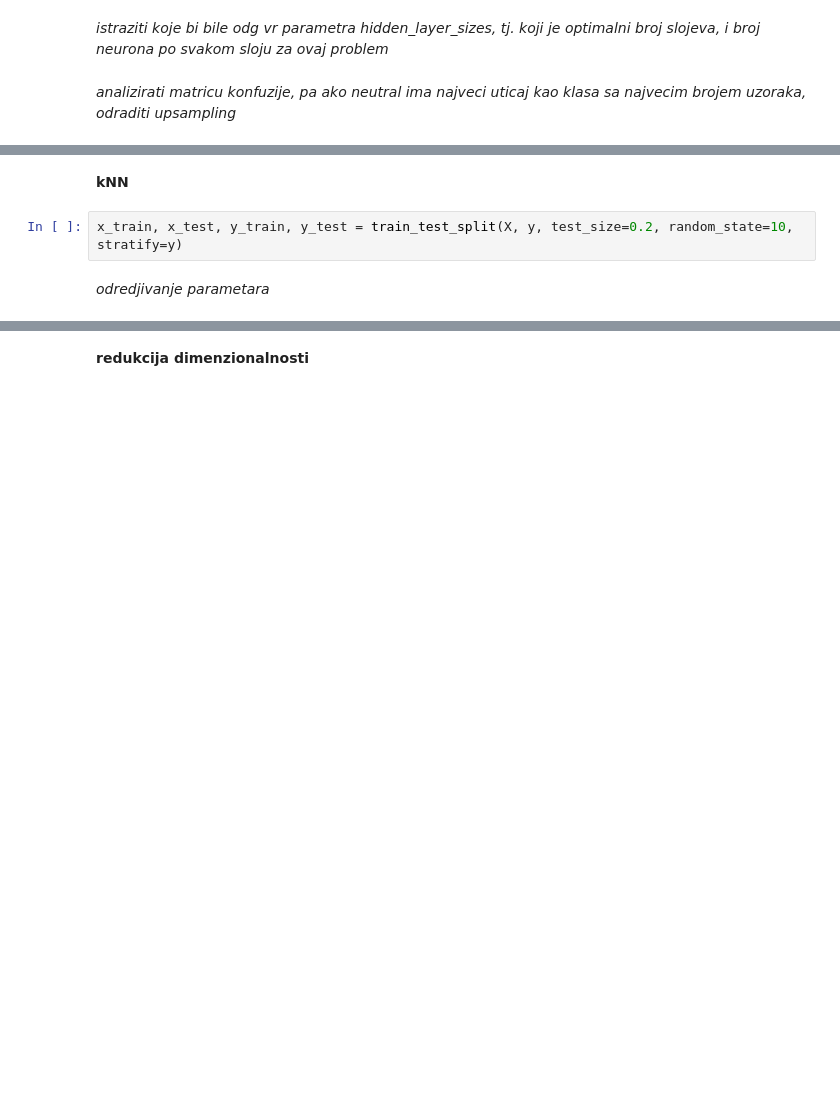
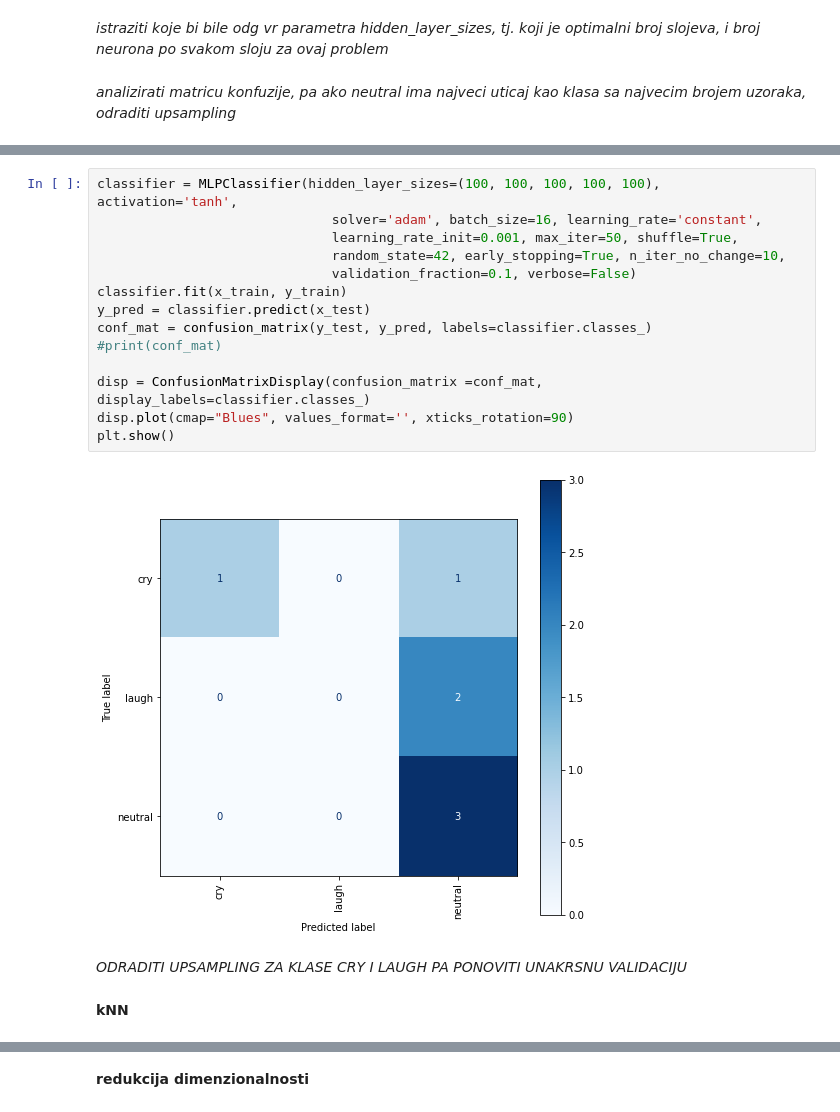
Before and after one commit to Lanak00/ML-audio-classification, a Jupyter notebook: PO_projekat.ipynb, the cells around one changed output, grey strips where cells are left out. Drawn from its saved outputs; the diff is of its cells as text; blank space fills up the shorter version.

```diff
--- a/PO_projekat.ipynb
+++ b/PO_projekat.ipynb
@@ -357,6 +364,20 @@ prosecna osetljivost je:  0.446031746031746
+# %%
+classifier = MLPClassifier(hidden_layer_sizes=(100, 100, 100, 100, 100), activation='tanh',
+                              solver='adam', batch_size=16, learning_rate='constant',
+                              learning_rate_init=0.001, max_iter=50, shuffle=True,
+                              random_state=42, early_stopping=True, n_iter_no_change=10,
+                              validation_fraction=0.1, verbose=False)
+classifier.fit(x_train, y_train)
+y_pred = classifier.predict(x_test)
+conf_mat = confusion_matrix(y_test, y_pred, labels=classifier.classes_)
+#print(conf_mat)
+
+disp = ConfusionMatrixDisplay(confusion_matrix =conf_mat,  display_labels=classifier.classes_)
+disp.plot(cmap="Blues", values_format='', xticks_rotation=90)
+plt.show()
+# %% [output]
+[figure, added]
+# %% [markdown]
+*ODRADITI UPSAMPLING ZA KLASE CRY I LAUGH PA PONOVITI UNAKRSNU VALIDACIJU*
 # %% [markdown]
 **kNN**
-# %%
-x_train, x_test, y_train, y_test = train_test_split(X, y, test_size=0.2, random_state=10, stratify=y)
-# %% [markdown]
-*odredjivanje parametara*
```
Also changed, not shown: parts of 26 cells of this notebook.
